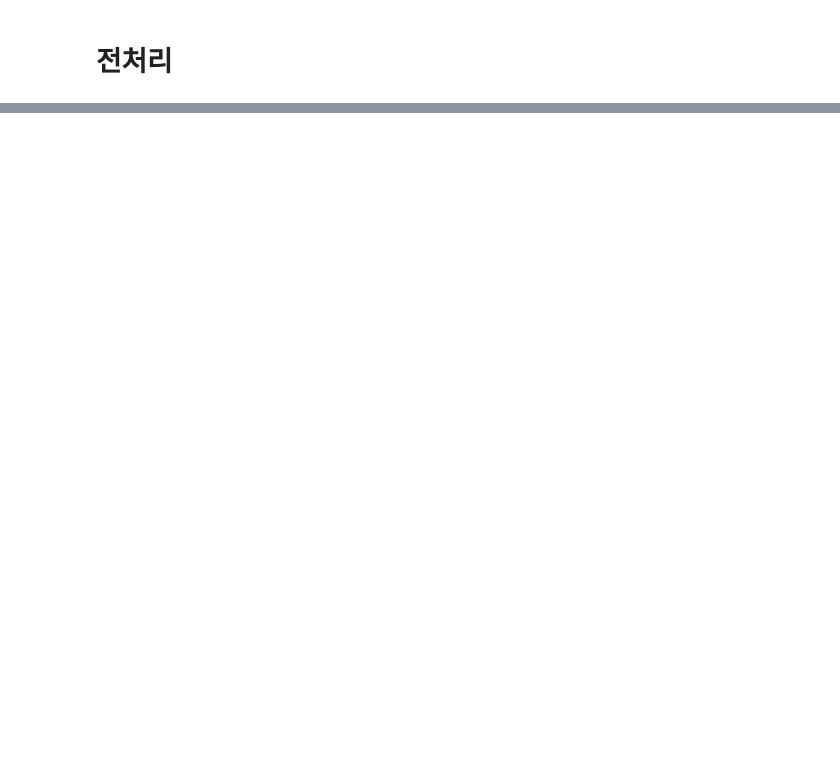
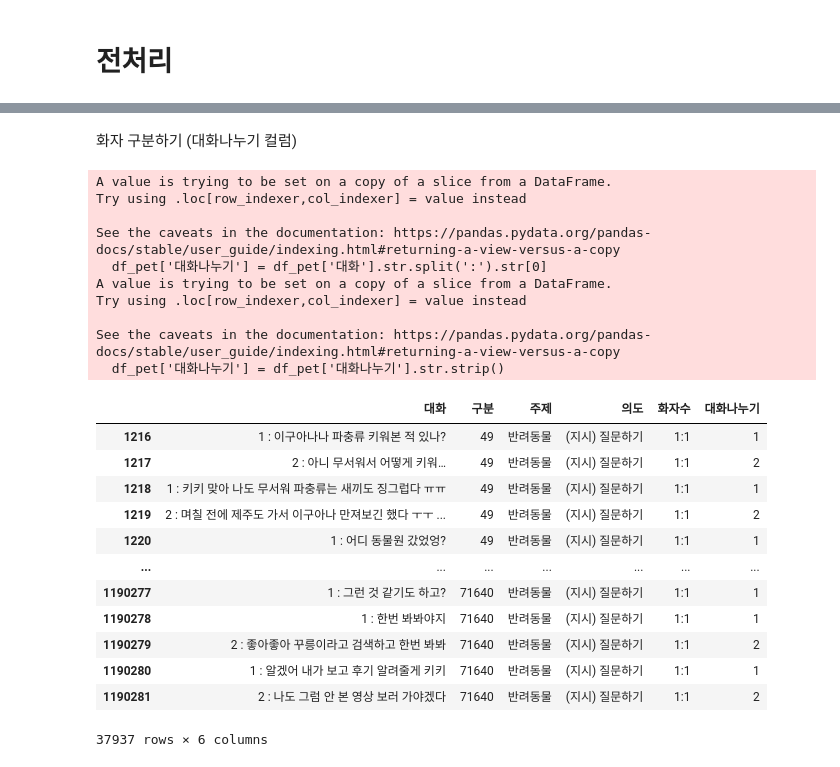
Before and after one commit to seohyun1119/mental-health-chatbot, a Jupyter notebook: chatbot_practice_2.ipynb, the cells around one changed output, grey strips where cells are left out. Drawn from its saved outputs; the diff is of its cells as text; code cells hidden in the pictures; blank space fills up the shorter version.

```diff
--- a/chatbot_practice_2.ipynb
+++ b/chatbot_practice_2.ipynb
@@ -223,0 +308,5 @@ AttributeError: 'DataFrame' object has no attribute 'extend'
+# %%
+df['의도'] = df['의도'].str.split(':').str[1]
+df['의도'] = df['의도'].str[:-2]
+df['의도']=df['의도'].str[2:]
+df['의도']
@@ -223,0 +326,4 @@ AttributeError: 'DataFrame' object has no attribute 'extend'
+# %%
+df['화자수'] = df['화자수'].str.split('_')
+df['화자수'] = df['화자수'].str[1].str.split('"').str[2]
+df['화자수']
@@ -223,0 +359,3 @@ AttributeError: 'DataFrame' object has no attribute 'extend'
+# %%
+df = df[df['화자수']=='1:1']
+df
@@ -223,0 +378,3 @@ AttributeError: 'DataFrame' object has no attribute 'extend'
+# %%
+df_pet = df[df['주제']=='반려동물']
+df_pet
@@ -223,0 +395,30 @@ AttributeError: 'DataFrame' object has no attribute 'extend'
+# %% [markdown]
+화자 구분하기 (대화나누기 컬럼)
+# %%
+df_pet['대화나누기'] = df_pet['대화'].str.split(':').str[0]
+df_pet['대화나누기'] = df_pet['대화나누기'].str.strip()
+df_pet
+# %% [output]
+A value is trying to be set on a copy of a slice from a DataFrame.
+Try using .loc[row_indexer,col_indexer] = value instead
+
+See the caveats in the documentation: https://pandas.pydata.org/pandas-docs/stable/user_guide/indexing.html#returning-a-view-versus-a-copy
+  df_pet['대화나누기'] = df_pet['대화'].str.split(':').str[0]
+A value is trying to be set on a copy of a slice from a DataFrame.
+Try using .loc[row_indexer,col_indexer] = value instead
+
+See the caveats in the documentation: https://pandas.pydata.org/pandas-docs/stable/user_guide/indexing.html#returning-a-view-versus-a-copy
+  df_pet['대화나누기'] = df_pet['대화나누기'].str.strip()
+|  | 대화 | 구분 | 주제 | 의도 | 화자수 | 대화나누기 |
+| 1216 | 1 : 이구아나나 파충류 키워본 적 있나? | 49 | 반려동물 | (지시) 질문하기 | 1:1 | 1 |
+| 1217 | 2 : 아니 무서워서 어떻게 키워… | 49 | 반려동물 | (지시) 질문하기 | 1:1 | 2 |
+| 1218 | 1 : 키키 맞아 나도 무서워 파충류는 새끼도 징그럽다 ㅠㅠ | 49 | 반려동물 | (지시) 질문하기 | 1:1 | 1 |
+| 1219 | 2 : 며칠 전에 제주도 가서 이구아나 만져보긴 했다 ㅜㅜ ... | 49 | 반려동물 | (지시) 질문하기 | 1:1 | 2 |
+| 1220 | 1 : 어디 동물원 갔었엉? | 49 | 반려동물 | (지시) 질문하기 | 1:1 | 1 |
+| ... | ... | ... | ... | ... | ... | ... |
+| 1190277 | 1 : 그런 것 같기도 하고? | 71640 | 반려동물 | (지시) 질문하기 | 1:1 | 1 |
+| 1190278 | 1 : 한번 봐봐야지 | 71640 | 반려동물 | (지시) 질문하기 | 1:1 | 1 |
+| 1190279 | 2 : 좋아좋아 꾸릉이라고 검색하고 한번 봐봐 | 71640 | 반려동물 | (지시) 질문하기 | 1:1 | 2 |
+| 1190280 | 1 : 알겠어 내가 보고 후기 알려줄게 키키 | 71640 | 반려동물 | (지시) 질문하기 | 1:1 | 1 |
+| 1190281 | 2 : 나도 그럼 안 본 영상 보러 가야겠다 | 71640 | 반려동물 | (지시) 질문하기 | 1:1 | 2 |
+37937 rows × 6 columns
```
Also changed, not shown: parts of 63 cells of this notebook, 1 other file.
